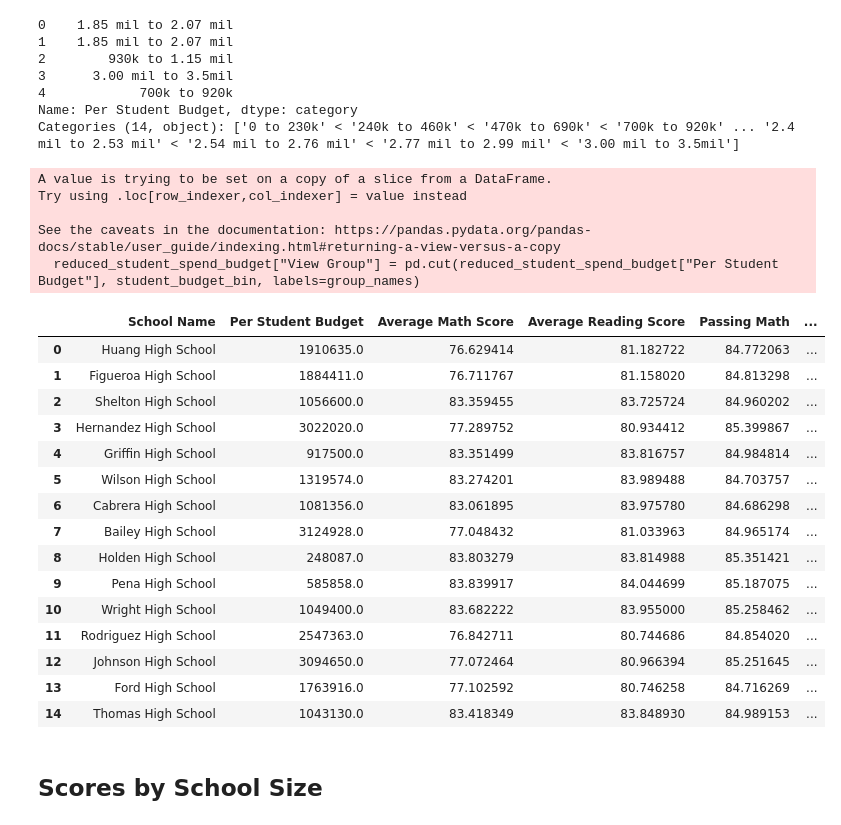
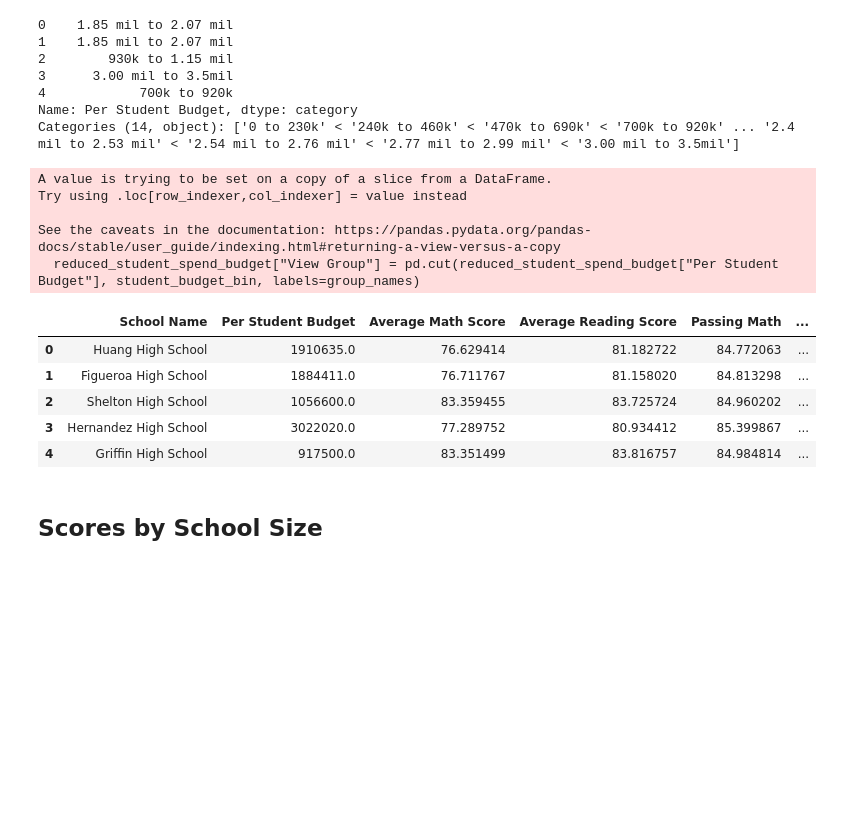
Before and after one commit to lstredler/pandas-challenge, a Jupyter notebook: PyCitySchools_code.ipynb, the cells around one changed output. Drawn from its saved outputs; the diff is of its cells as text; code cells hidden in the pictures; blank space fills up the shorter version.

```diff
--- a/PyCitySchools_code.ipynb
+++ b/PyCitySchools_code.ipynb
@@ -900,30 +661,20 @@ Categories (14, object): ['0 to 230k' < '240k to 460k' < '470k to 690k' < '700k
 # %%
  # Place the data series into a new column inside of the DataFrame for average Spending Ranges
 
 reduced_student_spend_budget["View Group"] = pd.cut(reduced_student_spend_budget["Per Student Budget"], student_budget_bin, labels=group_names)
-reduced_student_spend_budget.head(15)
+reduced_student_spend_budget.head()
 # %% [output]
 A value is trying to be set on a copy of a slice from a DataFrame.
 Try using .loc[row_indexer,col_indexer] = value instead
 
 See the caveats in the documentation: https://pandas.pydata.org/pandas-docs/stable/user_guide/indexing.html#returning-a-view-versus-a-copy
   reduced_student_spend_budget["View Group"] = pd.cut(reduced_student_spend_budget["Per Student Budget"], student_budget_bin, labels=group_names)
 |  | School Name | Per Student Budget | Average Math Score | Average Reading Score | Passing Math | ... |
 | 0 | Huang High School | 1910635.0 | 76.629414 | 81.182722 | 84.772063 | ... |
 | 1 | Figueroa High School | 1884411.0 | 76.711767 | 81.158020 | 84.813298 | ... |
 | 2 | Shelton High School | 1056600.0 | 83.359455 | 83.725724 | 84.960202 | ... |
 | 3 | Hernandez High School | 3022020.0 | 77.289752 | 80.934412 | 85.399867 | ... |
 | 4 | Griffin High School | 917500.0 | 83.351499 | 83.816757 | 84.984814 | ... |
-| 5 | Wilson High School | 1319574.0 | 83.274201 | 83.989488 | 84.703757 | ... |
-| 6 | Cabrera High School | 1081356.0 | 83.061895 | 83.975780 | 84.686298 | ... |
-| 7 | Bailey High School | 3124928.0 | 77.048432 | 81.033963 | 84.965174 | ... |
-| 8 | Holden High School | 248087.0 | 83.803279 | 83.814988 | 85.351421 | ... |
-| 9 | Pena High School | 585858.0 | 83.839917 | 84.044699 | 85.187075 | ... |
-| 10 | Wright High School | 1049400.0 | 83.682222 | 83.955000 | 85.258462 | ... |
-| 11 | Rodriguez High School | 2547363.0 | 76.842711 | 80.744686 | 84.854020 | ... |
-| 12 | Johnson High School | 3094650.0 | 77.072464 | 80.966394 | 85.251645 | ... |
-| 13 | Ford High School | 1763916.0 | 77.102592 | 80.746258 | 84.716269 | ... |
-| 14 | Thomas High School | 1043130.0 | 83.418349 | 83.848930 | 84.989153 | ... |
 # %% [markdown]
 ## Scores by School Size
 # %% [markdown]
```
Also changed, not shown: parts of 29 cells of this notebook.
